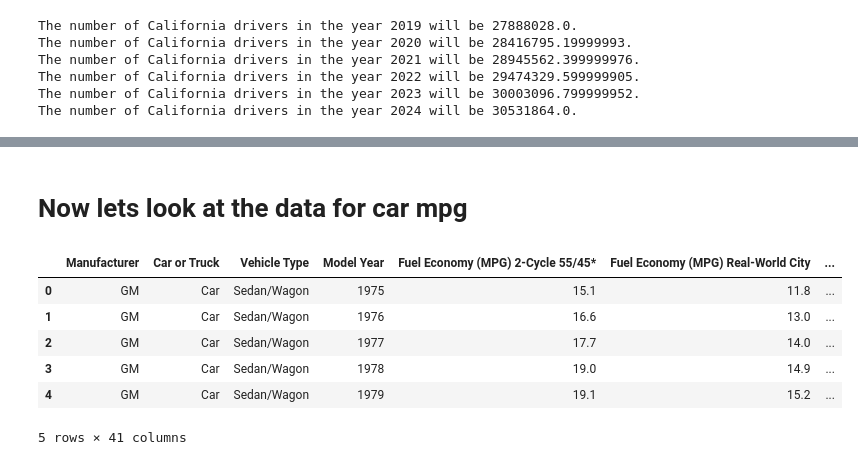
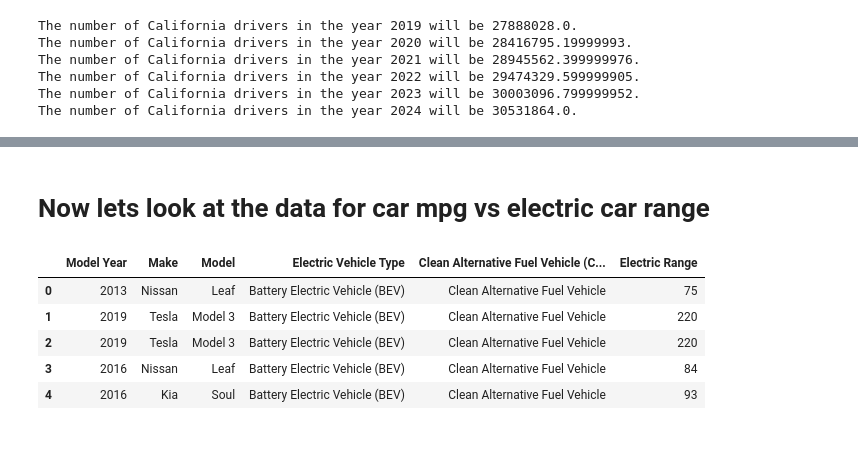
Before and after one commit to mdemarici/ev_project-, a Jupyter notebook: Data_Analytics/Cali_Pop_EC_Gas.ipynb, the cells around one changed output, grey strips where cells are left out. Cells and saved outputs as stored; diff of their text form; code cells hidden in the pictures.

```diff
--- a/Data_Analytics/Cali_Pop_EC_Gas.ipynb
+++ b/Data_Analytics/Cali_Pop_EC_Gas.ipynb
@@ -176,14 +237,13 @@ The number of California drivers in the year 2024 will be 30531864.0.
 # %% [markdown]
-# Now lets look at the data for car mpg
+# Now lets look at the data for car mpg vs electric car range
 # %%
-# Import MPG Data
-mpg_df = pd.read_csv("../Resources/Project_1_MPG_Data.csv")
-mpg_df.head()
+# Import the electric car data
+ec_data = pd.read_csv("../Resources/Electric_Car_Range_Data.csv")
+ec_data.head()
 # %% [output]
-|  | Manufacturer | Car or Truck | Vehicle Type | Model Year | Fuel Economy (MPG) 2-Cycle 55/45* | Fuel Economy (MPG) Real-World City | ... |
-| 0 | GM | Car | Sedan/Wagon | 1975 | 15.1 | 11.8 | ... |
-| 1 | GM | Car | Sedan/Wagon | 1976 | 16.6 | 13.0 | ... |
-| 2 | GM | Car | Sedan/Wagon | 1977 | 17.7 | 14.0 | ... |
-| 3 | GM | Car | Sedan/Wagon | 1978 | 19.0 | 14.9 | ... |
-| 4 | GM | Car | Sedan/Wagon | 1979 | 19.1 | 15.2 | ... |
+|  | Model Year | Make | Model | Electric Vehicle Type | Clean Alternative Fuel Vehicle (C... | Electric Range |
+| 0 | 2013 | Nissan | Leaf | Battery Electric Vehicle (BEV) | Clean Alternative Fuel Vehicle | 75 |
+| 1 | 2019 | Tesla | Model 3 | Battery Electric Vehicle (BEV) | Clean Alternative Fuel Vehicle | 220 |
+| 2 | 2019 | Tesla | Model 3 | Battery Electric Vehicle (BEV) | Clean Alternative Fuel Vehicle | 220 |
+| 3 | 2016 | Nissan | Leaf | Battery Electric Vehicle (BEV) | Clean Alternative Fuel Vehicle | 84 |
+| 4 | 2016 | Kia | Soul | Battery Electric Vehicle (BEV) | Clean Alternative Fuel Vehicle | 93 |
-5 rows × 41 columns
```
Also changed, not shown: parts of 18 cells of this notebook, 10 other files.
